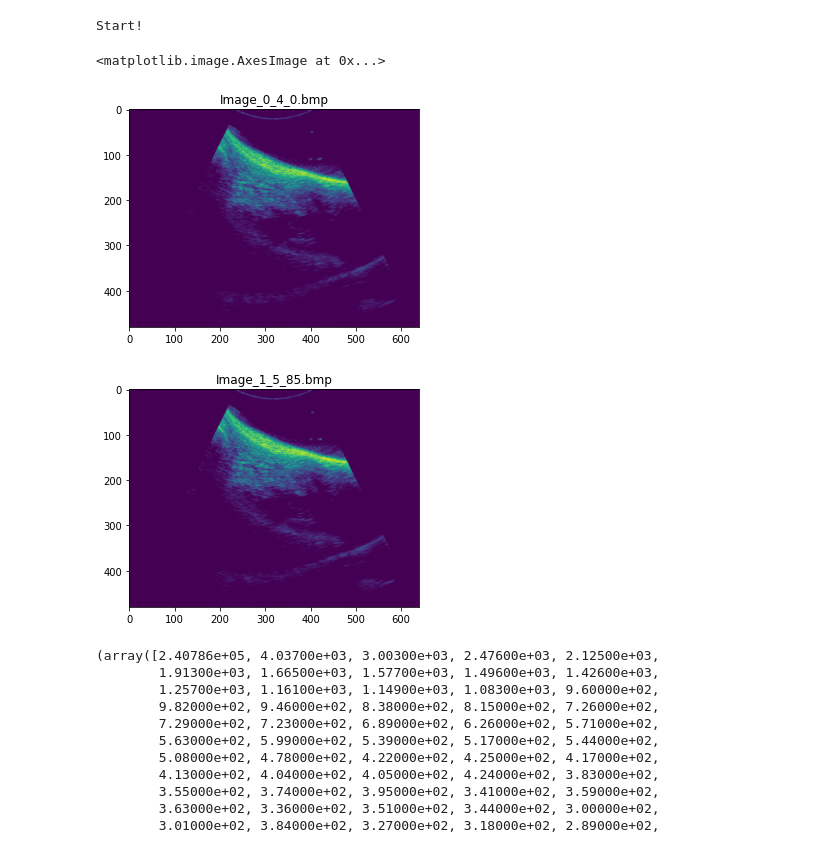
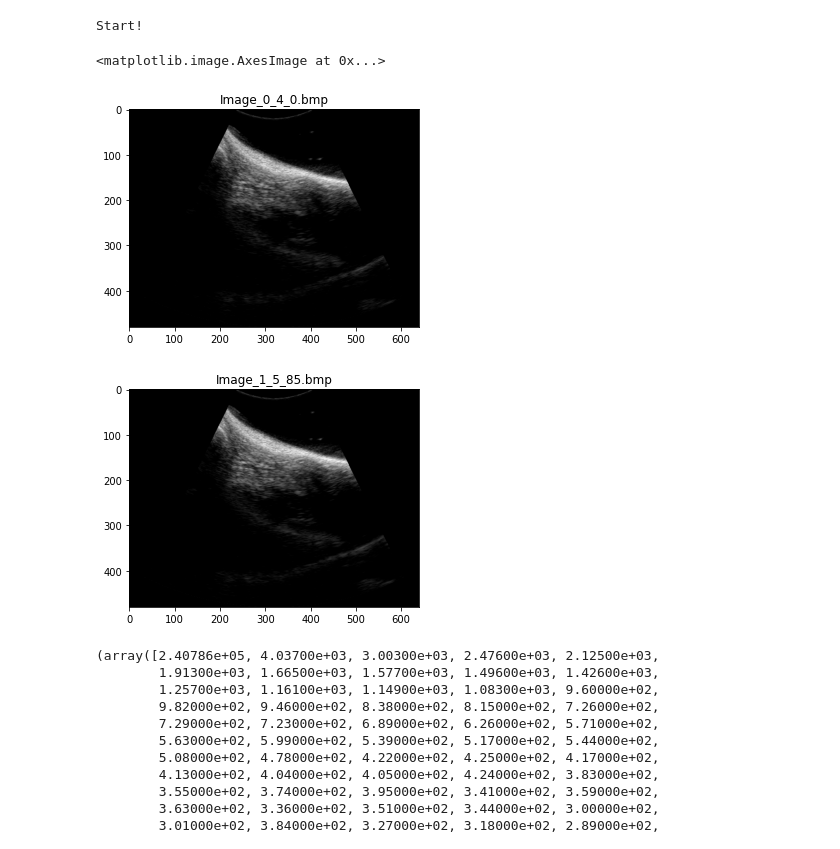
Before and after one commit to 02-Hshu/Ultrascan_Py, a Jupyter notebook: Filter_Preprocess/Fliter_Bmp_Preprocess.ipynb, the cells around one changed output. Saved outputs shown, nothing was run; the diff lists cells and outputs as text; code cells hidden in the pictures.

```diff
--- a/Filter_Preprocess/Fliter_Bmp_Preprocess.ipynb
+++ b/Filter_Preprocess/Fliter_Bmp_Preprocess.ipynb
@@ -9,22 +8,22 @@ ModuleNotFoundError: No module named 'scipy.misc.imrotate'
 # %%
 print("Start!")
 
 direc = '/home/jeff/Documents/Ultrascan/Ultrascan_Py/Plantar/Scan_3d__bmp/Scan_3d__bmp/'
 Img1 = cv2.imread(direc + 'Image_0_4_0.bmp', cv2.IMREAD_GRAYSCALE) # Load image
 Img2 = cv2.imread(direc + 'Image_1_5_85.bmp', cv2.IMREAD_GRAYSCALE) # Load image
 
 plt.figure()
 plt.title("Image_0_4_0.bmp")
-plt.imshow(Img1)
+plt.imshow(Img1, plt.cm.gray)
 
 plt.figure()
 plt.title("Image_1_5_85.bmp")
-plt.imshow(Img2)
+plt.imshow(Img2, plt.cm.gray)
 # %% [output]
 Start!
 <matplotlib.image.AxesImage at 0x...>
-[figure, old version]
+[figure, new version]
-[figure, old version]
+[figure, new version]
 # %%
 # Shows the histogram of Img1
 plt.figure()
```
Also changed, not shown: parts of 6 cells of this notebook, 17 other files.
